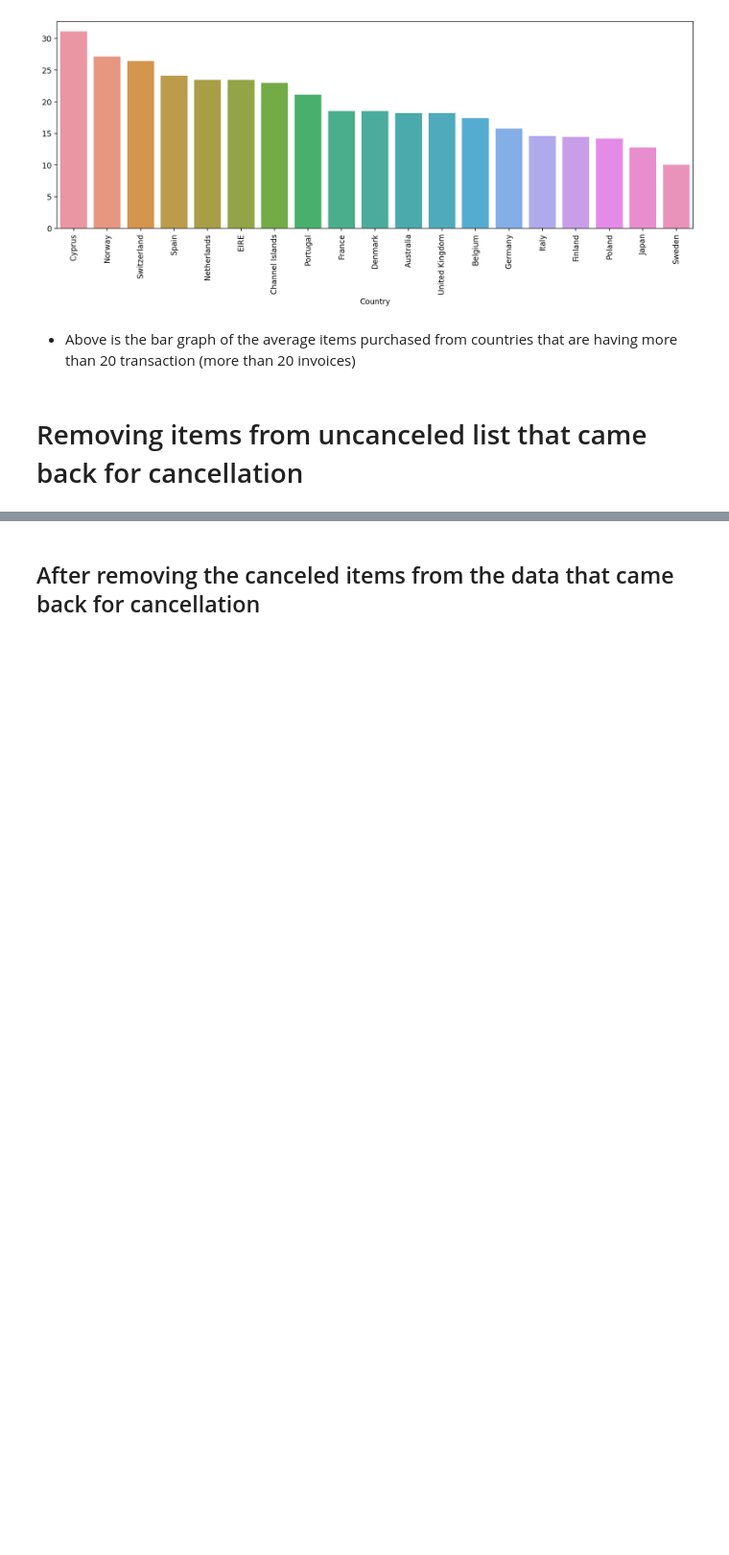
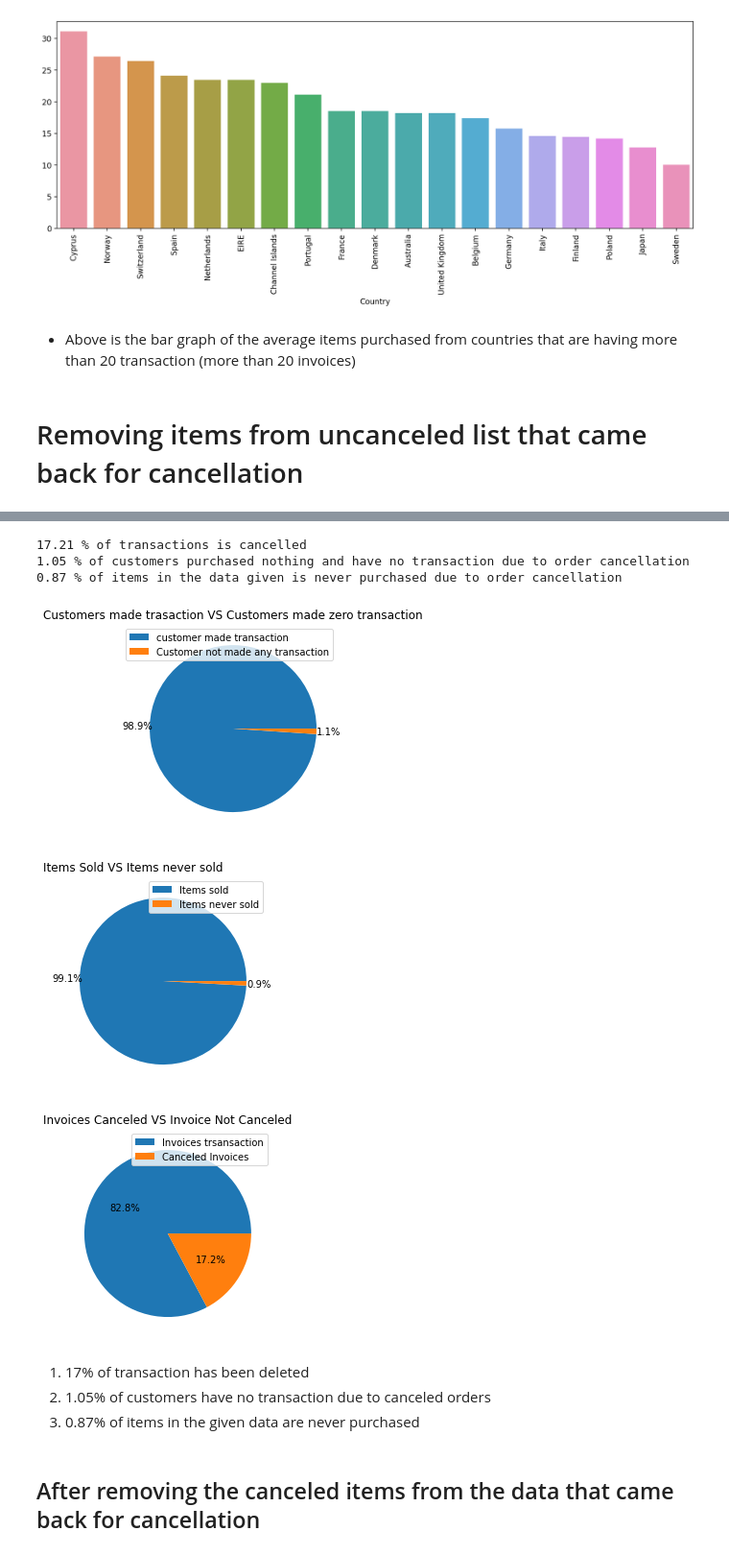
Before and after one commit to MIlanJP/Capstione-Unsupervised-Customer-Segmentation, a Jupyter notebook: Customer Segmentation.ipynb, the cells around one changed output, grey strips where cells are left out. Shown at 96% size. Cells and saved outputs as stored; diff of their text form; code cells hidden in the pictures; blank space fills up the shorter version.

```diff
--- a/Customer Segmentation.ipynb
+++ b/Customer Segmentation.ipynb
@@ -298,3 +344,45 @@ print(f"{np.round(100*(3896 -3862)/3896 ,2)} % of items in the data given is nev
+# %%
+no_of_customer_before=len(customer_data["CustomerID"].unique())
+no_of_items_before=len(customer_data["Description"].unique())
+no_of_invoice_before=len(customer_data["InvoiceNo"].unique())
+no_of_customer_after=len(customer_data_1["CustomerID"].unique())
+no_of_items_after=len(customer_data_1["Description"].unique())
+no_of_invoice_after=len(customer_data_1["InvoiceNo"].unique())
+
+difference_in_change_customer=no_of_customer_before-no_of_customer_after
+difference_in_change_invoice=no_of_invoice_before-no_of_invoice_after
+difference_in_change_items=no_of_items_before-no_of_items_after
+
+
+
+print(f"{np.round(100*(difference_in_change_invoice)/no_of_invoice_before,2)} % of transactions is cancelled")
+print(f"{np.round(100*(difference_in_change_customer)/no_of_customer_before ,2)} % of customers purchased nothing and have no transaction due to order cancellation")
+print(f"{np.round(100*(difference_in_change_items)/no_of_items_before ,2)} % of items in the data given is never purchased due to order cancellation ")
+plt.pie(x=[no_of_customer_after,difference_in_change_customer],autopct='%.1f%%',explode=[0,0],pctdistance=1.15)
+plt.legend(labels=["customer made transaction","Customer not made any transaction"])
+plt.title("Customers made trasaction VS Customers made zero transaction")
+plt.show()
+
+plt.pie(x=[no_of_items_after,difference_in_change_items],autopct='%.1f%%',explode=[0,0],pctdistance=1.15)
+plt.legend(labels=["Items sold","Items never sold"])
+plt.title("Items Sold VS Items never sold                ")
+plt.show()
+
+plt.pie(x=[no_of_invoice_after,difference_in_change_invoice],autopct='%.1f%%',explode=[0,0])
+plt.legend(labels=["Invoices trsansaction","Canceled Invoices"])
+plt.title("Invoices Canceled VS Invoice Not Canceled")
+plt.show()
+# %% [output]
+17.21 % of transactions is cancelled
+1.05 % of customers purchased nothing and have no transaction due to order cancellation
+0.87 % of items in the data given is never purchased due to order cancellation
+[figure, added]
+[figure, added]
+[figure, added]
+# %% [markdown]
+1. 17% of transaction has been deleted
+2. 1.05% of customers have no transaction due to canceled orders
+3. 0.87% of items in the given data are never purchased
 # %% [markdown]
 ## After removing the canceled items from the data that came back for cancellation
 # %%
```
Also changed, not shown: parts of 51 cells of this notebook.
